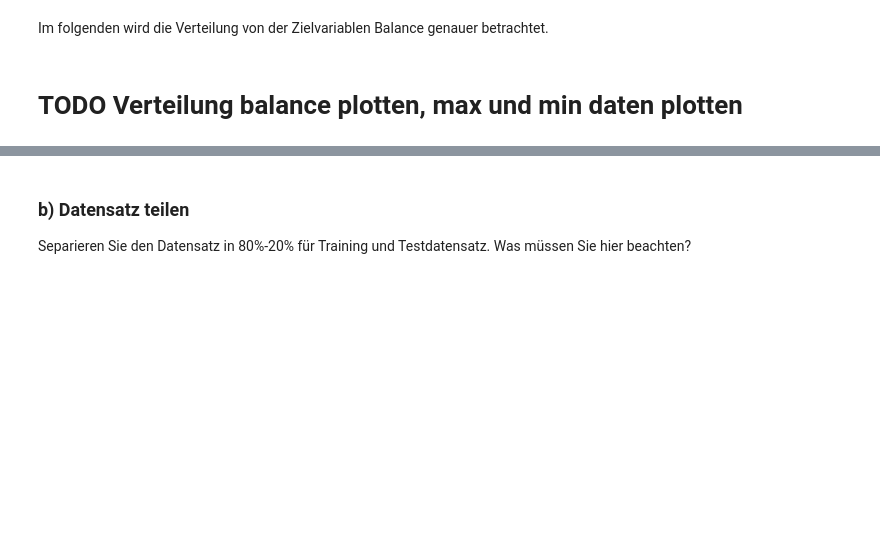
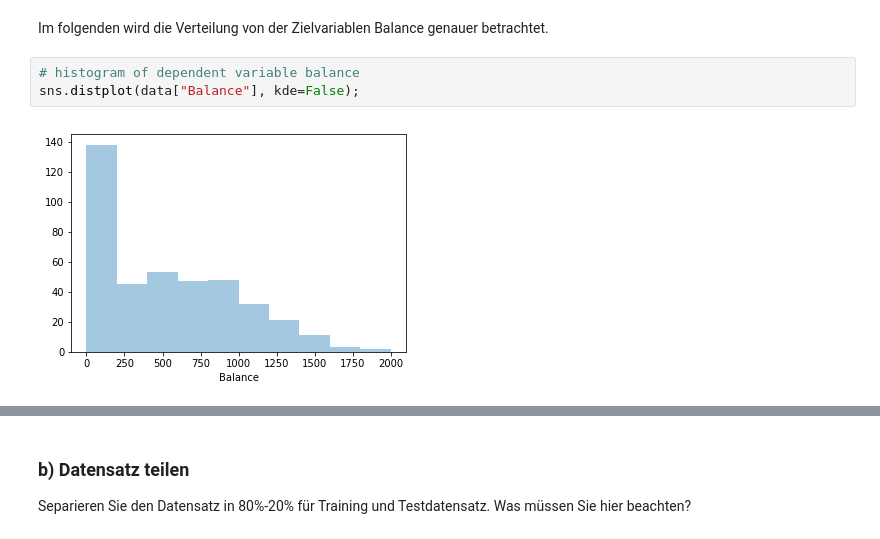
Before and after one commit to tecoKIT/smart-data-analytics, a Jupyter notebook: Uebung1/Exercise4_Carmen.ipynb, the cells around one changed output, grey strips where cells are left out. Drawn from its saved outputs; the diff is of its cells as text; blank space fills up the shorter version.

```diff
--- a/Uebung1/Exercise4_Carmen.ipynb
+++ b/Uebung1/Exercise4_Carmen.ipynb
@@ -234,5 +222,8 @@ Name: IsAfricanAmerican, dtype: int64
 Mit 245 zu 155 sind deutlich mehr Personen verheiratet als unverheiratet. Der Anteil an Studenten ist mit 40 zu 360 sehr gering. Zudem ist der Anteil männlicher und weiblicher Personen ungefähr gleich groß. Weiße sind mit 199 Personen deutlich stärker vertreten als Asiaten (102) und Afroamerikaner (99).
 # %% [markdown]
 Im folgenden wird die Verteilung von der Zielvariablen Balance genauer betrachtet.
-# %% [markdown]
-# TODO Verteilung balance plotten, max und min daten plotten
+# %%
+# histogram of dependent variable balance
+sns.distplot(data["Balance"], kde=False);
+# %% [output]
+[figure, added]
```
Also changed, not shown: parts of 9 cells of this notebook.
